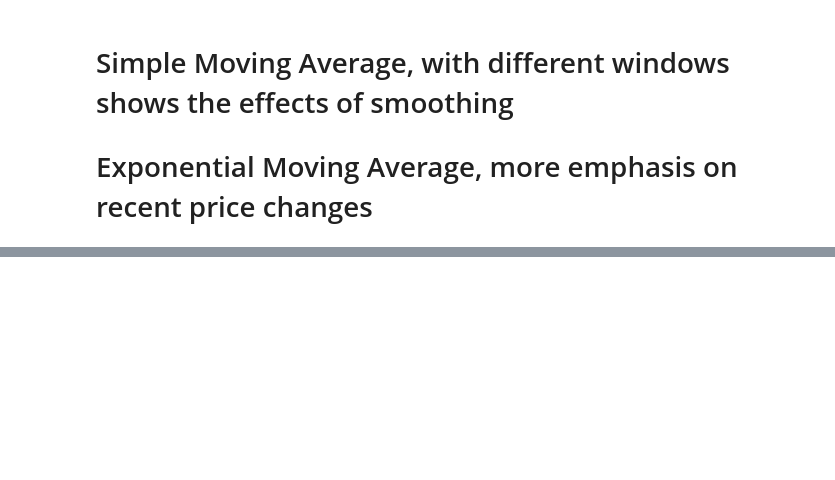
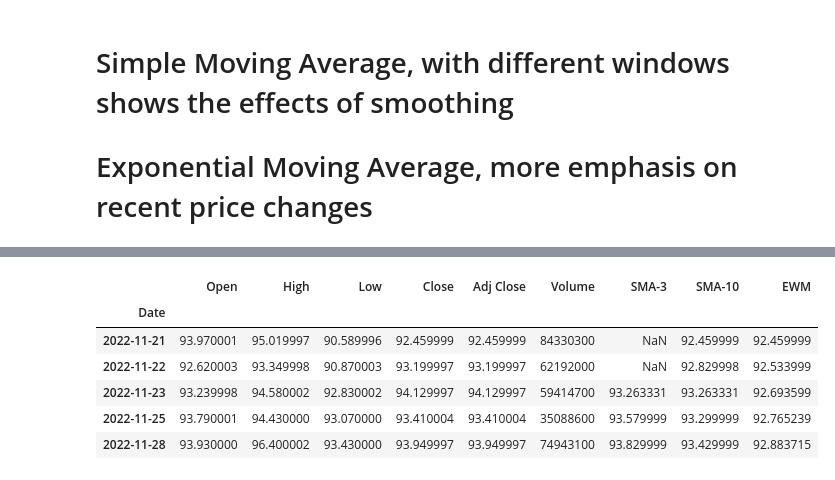
Before and after one commit to DneshP/quantitative-analysis, a Jupyter notebook: trendAnalysis.ipynb, the cells around one changed output, grey strips where cells are left out. Drawn from its saved outputs; the diff is of its cells as text; code cells hidden in the pictures; blank space fills up the shorter version.

```diff
--- a/trendAnalysis.ipynb
+++ b/trendAnalysis.ipynb
@@ -15,0 +18,10 @@ stock_data = yf.download(ticker_symbol, start=start, end=today)
+# %%
+stock_data.head(5)
+# %% [output]
+|  | Open | High | Low | Close | Adj Close | Volume | SMA-3 | SMA-10 | EWM |
+| Date |  |  |  |  |  |  |  |  |  |
+| 2022-11-21 | 93.970001 | 95.019997 | 90.589996 | 92.459999 | 92.459999 | 84330300 | NaN | 92.459999 | 92.459999 |
+| 2022-11-22 | 92.620003 | 93.349998 | 90.870003 | 93.199997 | 93.199997 | 62192000 | NaN | 92.829998 | 92.533999 |
+| 2022-11-23 | 93.239998 | 94.580002 | 92.830002 | 94.129997 | 94.129997 | 59414700 | 93.263331 | 93.263331 | 92.693599 |
+| 2022-11-25 | 93.790001 | 94.430000 | 93.070000 | 93.410004 | 93.410004 | 35088600 | 93.579999 | 93.299999 | 92.765239 |
+| 2022-11-28 | 93.930000 | 96.400002 | 93.430000 | 93.949997 | 93.949997 | 74943100 | 93.829999 | 93.429999 | 92.883715 |
```
Also changed, not shown: parts of 3 cells of this notebook, 2 other files.
